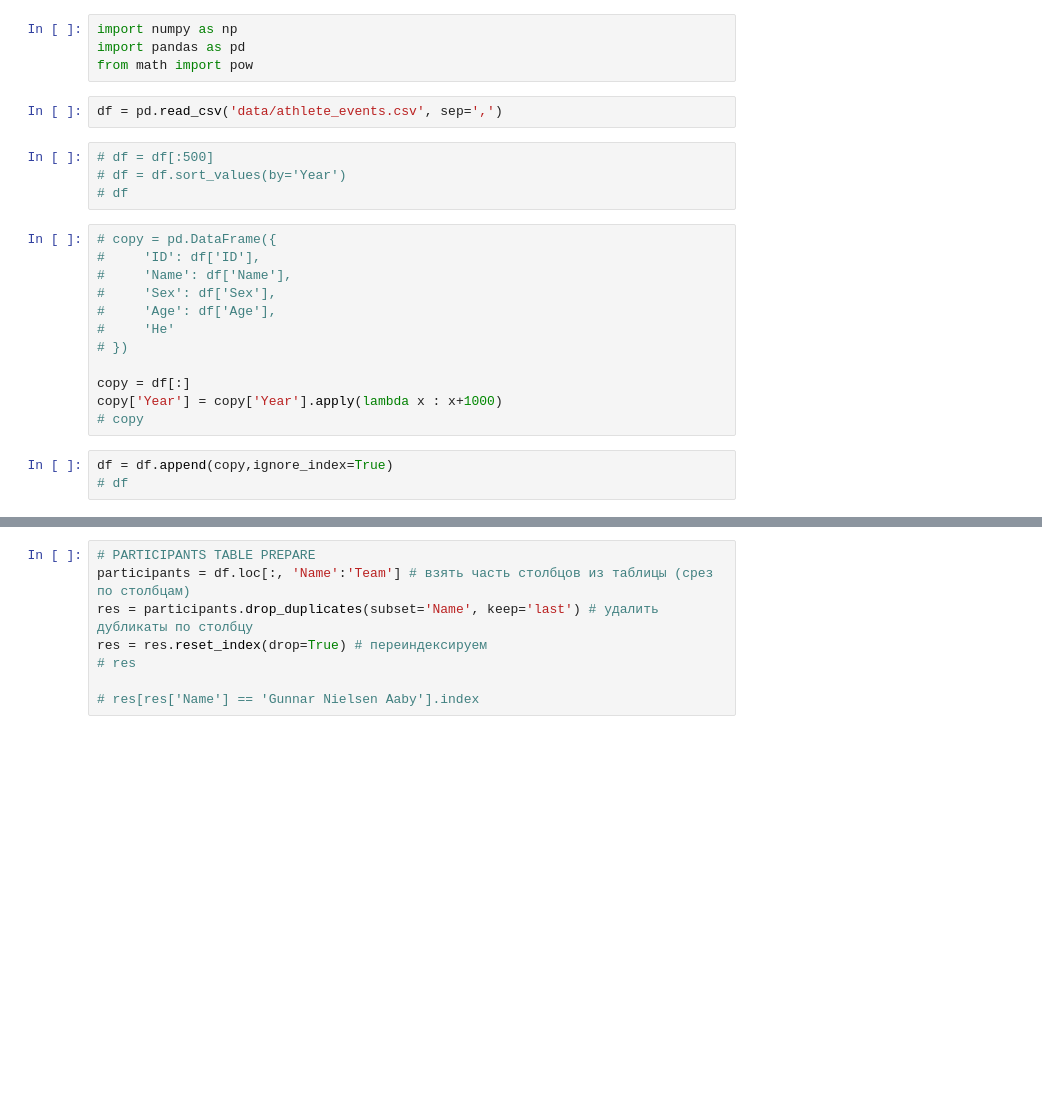
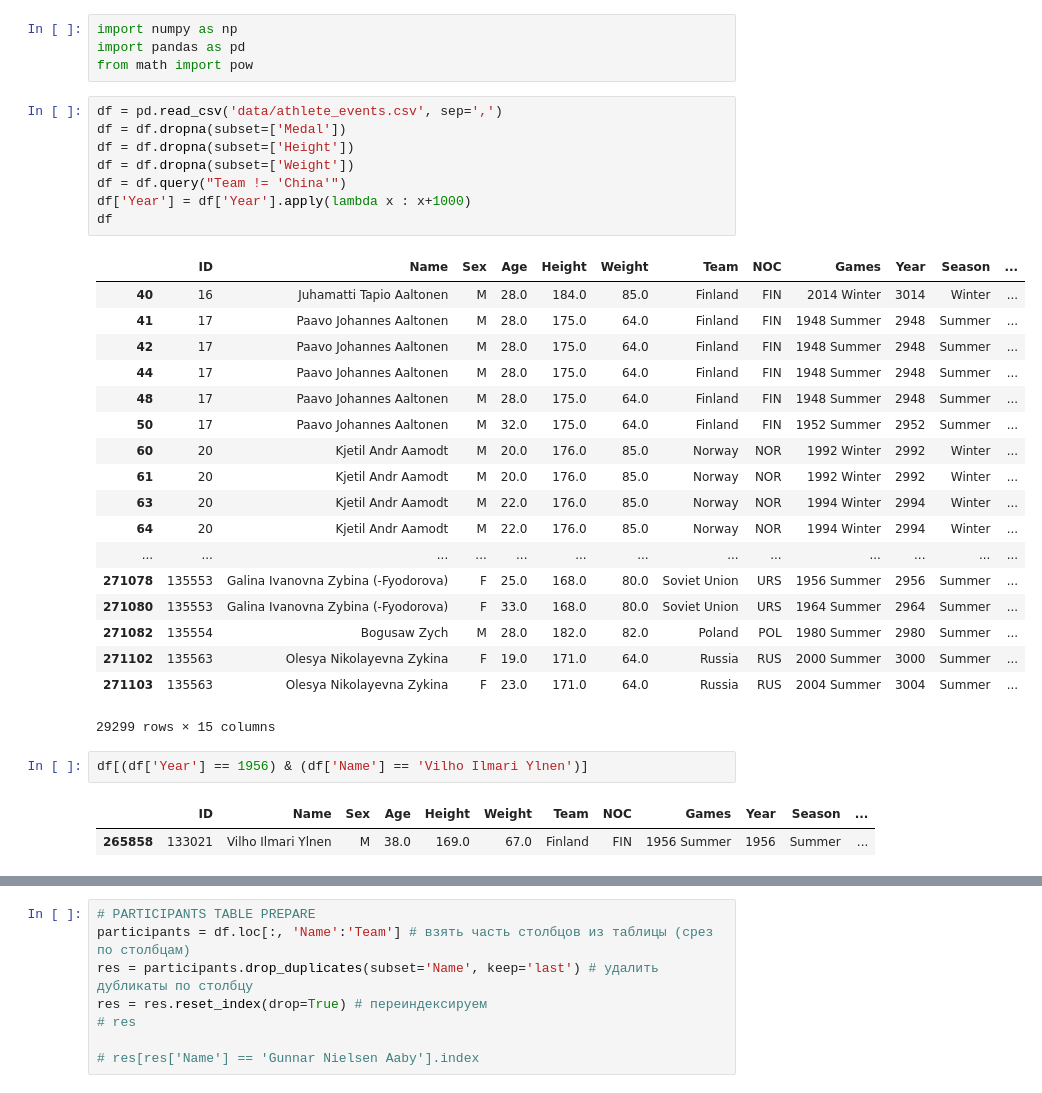
Before and after one commit to Ermako27/data_base, a Jupyter notebook: lab1/try_pandas.ipynb, the cells around one changed output, grey strips where cells are left out. Drawn from its saved outputs; the diff is of its cells as text; blank space fills up the shorter version.

```diff
--- a/lab1/try_pandas.ipynb
+++ b/lab1/try_pandas.ipynb
@@ -2,24 +2,35 @@
 import numpy as np
 import pandas as pd
 from math import pow
-# %%
-df = pd.read_csv('data/athlete_events.csv', sep=',')
-# %%
-# df = df[:500]
-# df = df.sort_values(by='Year')
-# df
-# %%
-# copy = pd.DataFrame({
-#     'ID': df['ID'],
-#     'Name': df['Name'],
-#     'Sex': df['Sex'],
-#     'Age': df['Age'],
-#     'He'
-# })
-
-copy = df[:]
-copy['Year'] = copy['Year'].apply(lambda x : x+1000)
-# copy
-# %%
-df = df.append(copy,ignore_index=True)
-# df
+# %%
+df = pd.read_csv('data/athlete_events.csv', sep=',')
+df = df.dropna(subset=['Medal'])
+df = df.dropna(subset=['Height'])
+df = df.dropna(subset=['Weight'])
+df = df.query("Team != 'China'")
+df['Year'] = df['Year'].apply(lambda x : x+1000)
+df
+# %% [output]
+|  | ID | Name | Sex | Age | Height | Weight | Team | NOC | Games | Year | Season | ... |
+| 40 | 16 | Juhamatti Tapio Aaltonen | M | 28.0 | 184.0 | 85.0 | Finland | FIN | 2014 Winter | 3014 | Winter | ... |
+| 41 | 17 | Paavo Johannes Aaltonen | M | 28.0 | 175.0 | 64.0 | Finland | FIN | 1948 Summer | 2948 | Summer | ... |
+| 42 | 17 | Paavo Johannes Aaltonen | M | 28.0 | 175.0 | 64.0 | Finland | FIN | 1948 Summer | 2948 | Summer | ... |
+| 44 | 17 | Paavo Johannes Aaltonen | M | 28.0 | 175.0 | 64.0 | Finland | FIN | 1948 Summer | 2948 | Summer | ... |
+| 48 | 17 | Paavo Johannes Aaltonen | M | 28.0 | 175.0 | 64.0 | Finland | FIN | 1948 Summer | 2948 | Summer | ... |
+| 50 | 17 | Paavo Johannes Aaltonen | M | 32.0 | 175.0 | 64.0 | Finland | FIN | 1952 Summer | 2952 | Summer | ... |
+| 60 | 20 | Kjetil Andr Aamodt | M | 20.0 | 176.0 | 85.0 | Norway | NOR | 1992 Winter | 2992 | Winter | ... |
+| 61 | 20 | Kjetil Andr Aamodt | M | 20.0 | 176.0 | 85.0 | Norway | NOR | 1992 Winter | 2992 | Winter | ... |
+| 63 | 20 | Kjetil Andr Aamodt | M | 22.0 | 176.0 | 85.0 | Norway | NOR | 1994 Winter | 2994 | Winter | ... |
+| 64 | 20 | Kjetil Andr Aamodt | M | 22.0 | 176.0 | 85.0 | Norway | NOR | 1994 Winter | 2994 | Winter | ... |
+| ... | ... | ... | ... | ... | ... | ... | ... | ... | ... | ... | ... | ... |
+| 271078 | 135553 | Galina Ivanovna Zybina (-Fyodorova) | F | 25.0 | 168.0 | 80.0 | Soviet Union | URS | 1956 Summer | 2956 | Summer | ... |
+| 271080 | 135553 | Galina Ivanovna Zybina (-Fyodorova) | F | 33.0 | 168.0 | 80.0 | Soviet Union | URS | 1964 Summer | 2964 | Summer | ... |
+| 271082 | 135554 | Bogusaw Zych | M | 28.0 | 182.0 | 82.0 | Poland | POL | 1980 Summer | 2980 | Summer | ... |
+| 271102 | 135563 | Olesya Nikolayevna Zykina | F | 19.0 | 171.0 | 64.0 | Russia | RUS | 2000 Summer | 3000 | Summer | ... |
+| 271103 | 135563 | Olesya Nikolayevna Zykina | F | 23.0 | 171.0 | 64.0 | Russia | RUS | 2004 Summer | 3004 | Summer | ... |
+29299 rows × 15 columns
+# %%
+df[(df['Year'] == 1956) & (df['Name'] == 'Vilho Ilmari Ylnen')]
+# %% [output]
+|  | ID | Name | Sex | Age | Height | Weight | Team | NOC | Games | Year | Season | ... |
+| 265858 | 133021 | Vilho Ilmari Ylnen | M | 38.0 | 169.0 | 67.0 | Finland | FIN | 1956 Summer | 1956 | Summer | ... |
```
Also changed, not shown: parts of 9 cells of this notebook, 10 other files.
